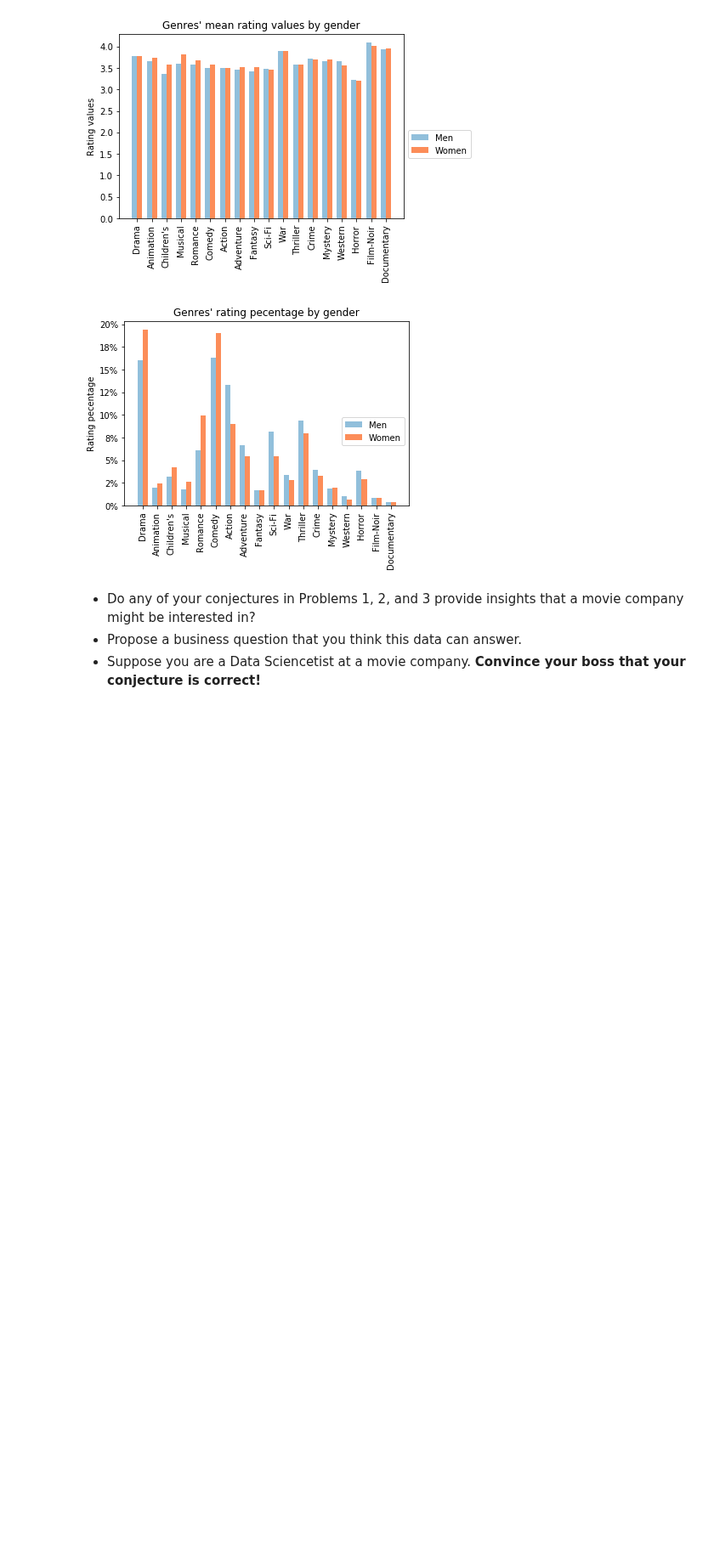
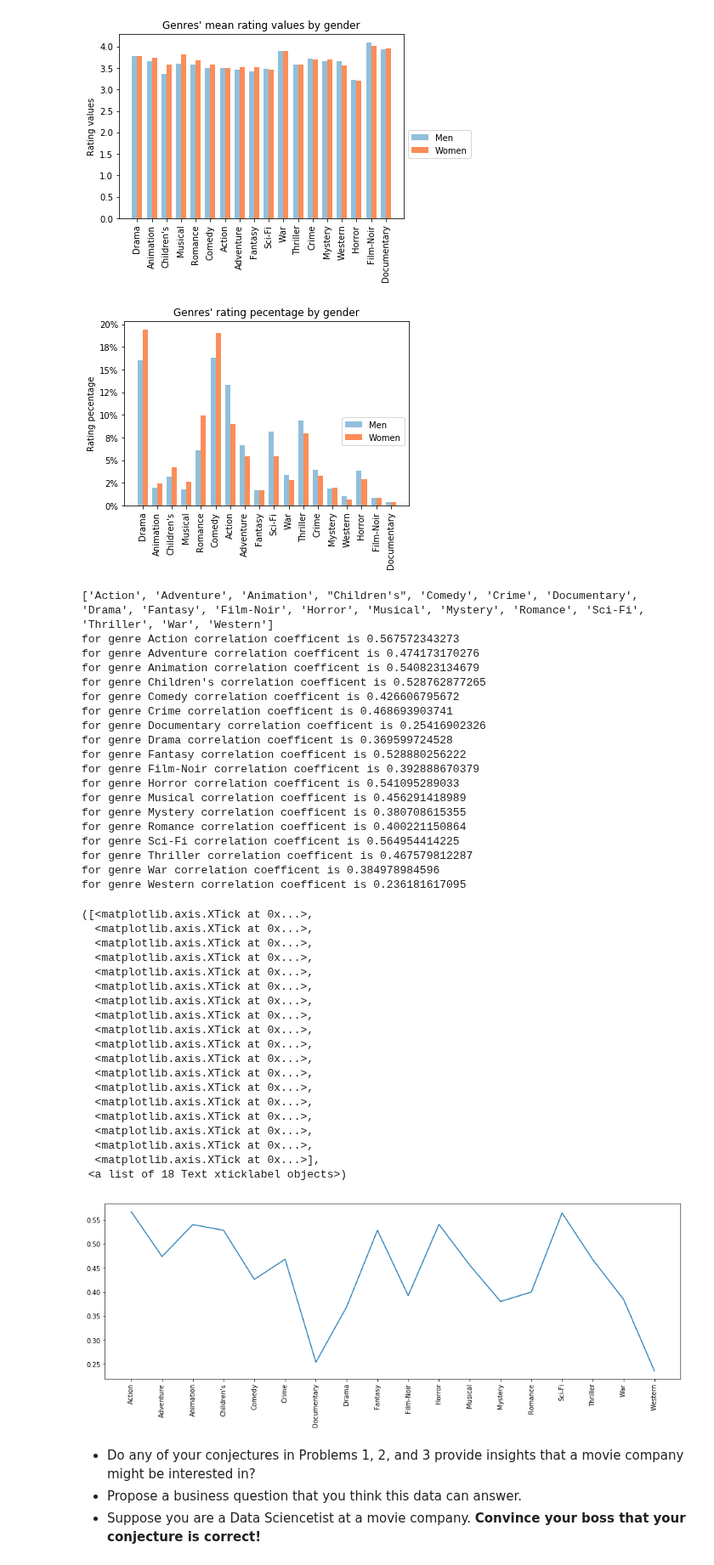
Before and after one commit to tianhaopx/Case-Study-of-Data-Science, a Jupyter notebook: CaseStudy2/CaseStudy2.ipynb, the cells around one changed output. Shown at 85% size. Drawn from its saved outputs; the diff is of its cells as text; code cells hidden in the pictures; blank space fills up the shorter version.

```diff
--- a/CaseStudy2/CaseStudy2.ipynb
+++ b/CaseStudy2/CaseStudy2.ipynb
@@ -681,6 +681,65 @@ plt.show()
 # %% [output]
 [figure]
 [figure]
+# %%
+#more people rate, higher rating?
+
+import matplotlib.pyplot as plt
+%matplotlib inline
+g_it = (set(x.split('|')) for x in data.genres)
+genres = sorted(set.union(*g_it))
+print(genres)
+corr_val = []
+for g in genres:
+    g_df = data[data['genres'].str.contains(g)]
+    g_df = g_df.groupby('movie_id').agg({'user_id':'size', 'rating':'mean'}).rename(columns={'user_id':'count', 'rating':'mean'})
+    val = g_df['count'].corr(g_df['mean'])
+    corr_val.append(val)
+    print('for genre %s correlation coefficent is'%g, val)
+
+plt.figure(figsize=(16,5))
+plt.plot(range(len(genres)), corr_val)
+plt.xticks(range(len(genres)),genres,rotation='vertical')
+# %% [output]
+['Action', 'Adventure', 'Animation', "Children's", 'Comedy', 'Crime', 'Documentary', 'Drama', 'Fantasy', 'Film-Noir', 'Horror', 'Musical', 'Mystery', 'Romance', 'Sci-Fi', 'Thriller', 'War', 'Western']
+for genre Action correlation coefficent is 0.567572343273
+for genre Adventure correlation coefficent is 0.474173170276
+for genre Animation correlation coefficent is 0.540823134679
+for genre Children's correlation coefficent is 0.528762877265
+for genre Comedy correlation coefficent is 0.426606795672
+for genre Crime correlation coefficent is 0.468693903741
+for genre Documentary correlation coefficent is 0.25416902326
+for genre Drama correlation coefficent is 0.369599724528
+for genre Fantasy correlation coefficent is 0.528880256222
+for genre Film-Noir correlation coefficent is 0.392888670379
+for genre Horror correlation coefficent is 0.541095289033
+for genre Musical correlation coefficent is 0.456291418989
+for genre Mystery correlation coefficent is 0.380708615355
+for genre Romance correlation coefficent is 0.400221150864
+for genre Sci-Fi correlation coefficent is 0.564954414225
+for genre Thriller correlation coefficent is 0.467579812287
+for genre War correlation coefficent is 0.384978984596
+for genre Western correlation coefficent is 0.236181617095
+([<matplotlib.axis.XTick at 0x...>,
+  <matplotlib.axis.XTick at 0x...>,
+  <matplotlib.axis.XTick at 0x...>,
+  <matplotlib.axis.XTick at 0x...>,
+  <matplotlib.axis.XTick at 0x...>,
+  <matplotlib.axis.XTick at 0x...>,
+  <matplotlib.axis.XTick at 0x...>,
+  <matplotlib.axis.XTick at 0x...>,
+  <matplotlib.axis.XTick at 0x...>,
+  <matplotlib.axis.XTick at 0x...>,
+  <matplotlib.axis.XTick at 0x...>,
+  <matplotlib.axis.XTick at 0x...>,
+  <matplotlib.axis.XTick at 0x...>,
+  <matplotlib.axis.XTick at 0x...>,
+  <matplotlib.axis.XTick at 0x...>,
+  <matplotlib.axis.XTick at 0x...>,
+  <matplotlib.axis.XTick at 0x...>,
+  <matplotlib.axis.XTick at 0x...>],
+ <a list of 18 Text xticklabel objects>)
+[figure, added]
 # %% [markdown]
 * Do any of your conjectures in Problems 1, 2, and 3 provide insights that a movie company might be interested in?
 * Propose a business question that you think this data can answer.
```
